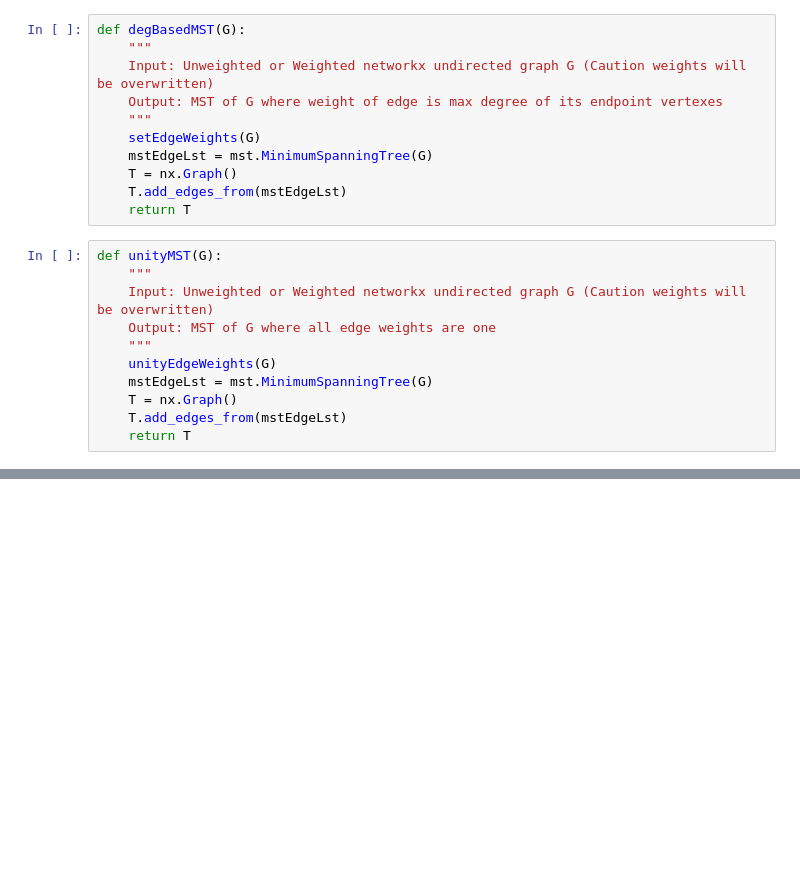
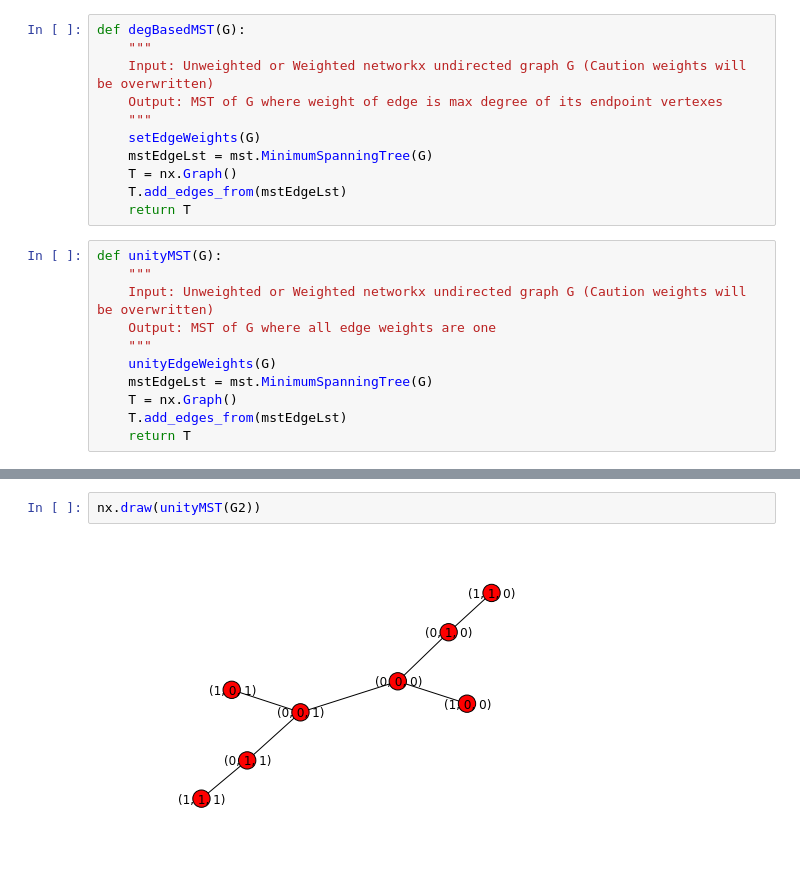
Before and after one commit to malachaifrazier/mlst, a Jupyter notebook: Mlst.ipynb, the cells around one changed output, grey strips where cells are left out. Cells and saved outputs as stored; diff of their text form; blank space fills up the shorter version.

```diff
--- a/Mlst.ipynb
+++ b/Mlst.ipynb
@@ -57,0 +63,4 @@ nx.draw(degBasedMST(nx.wheel_graph(5)))
+# %%
+nx.draw(unityMST(G2))
+# %% [output]
+[figure, added]
```
Also changed, not shown: parts of 29 cells of this notebook.
